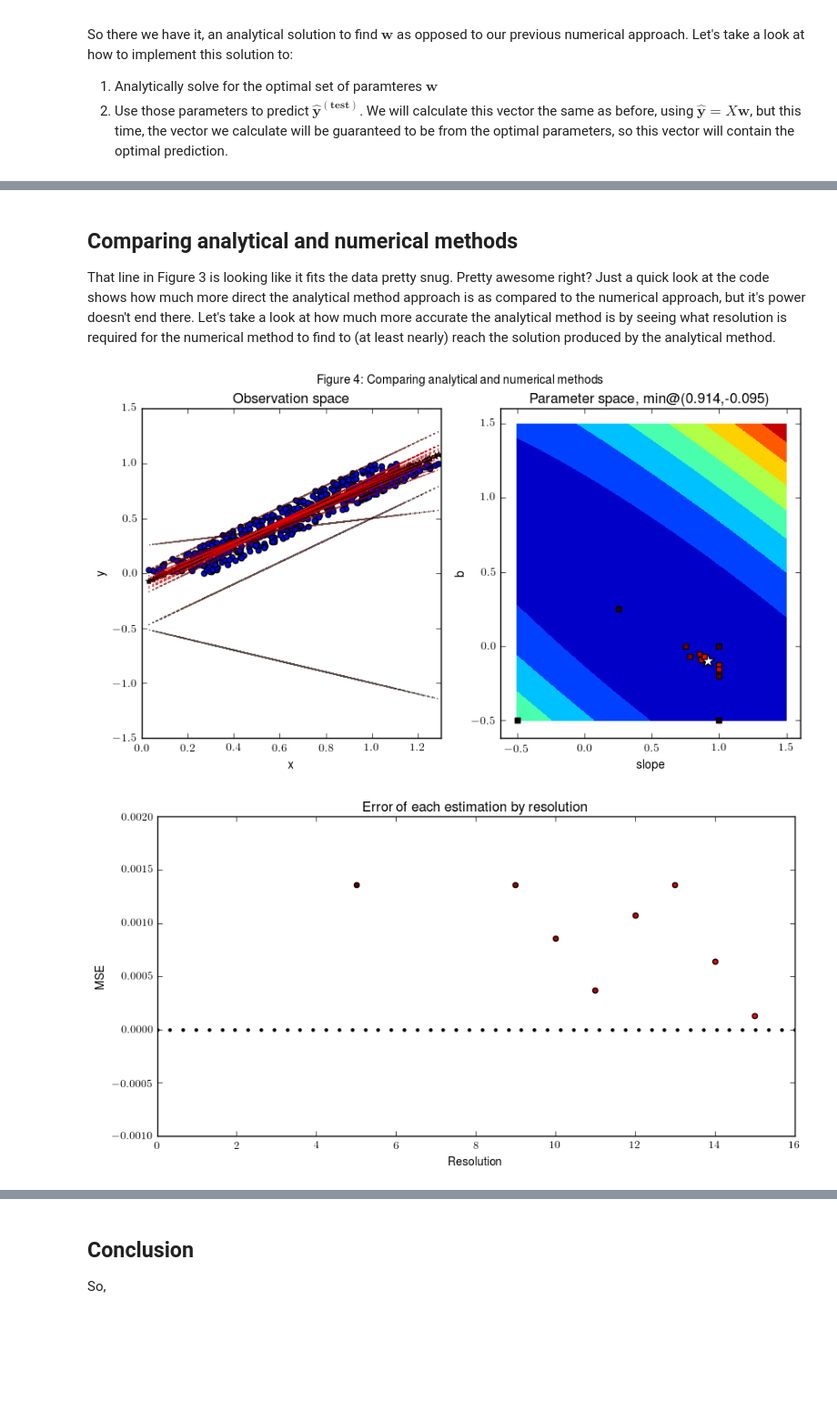
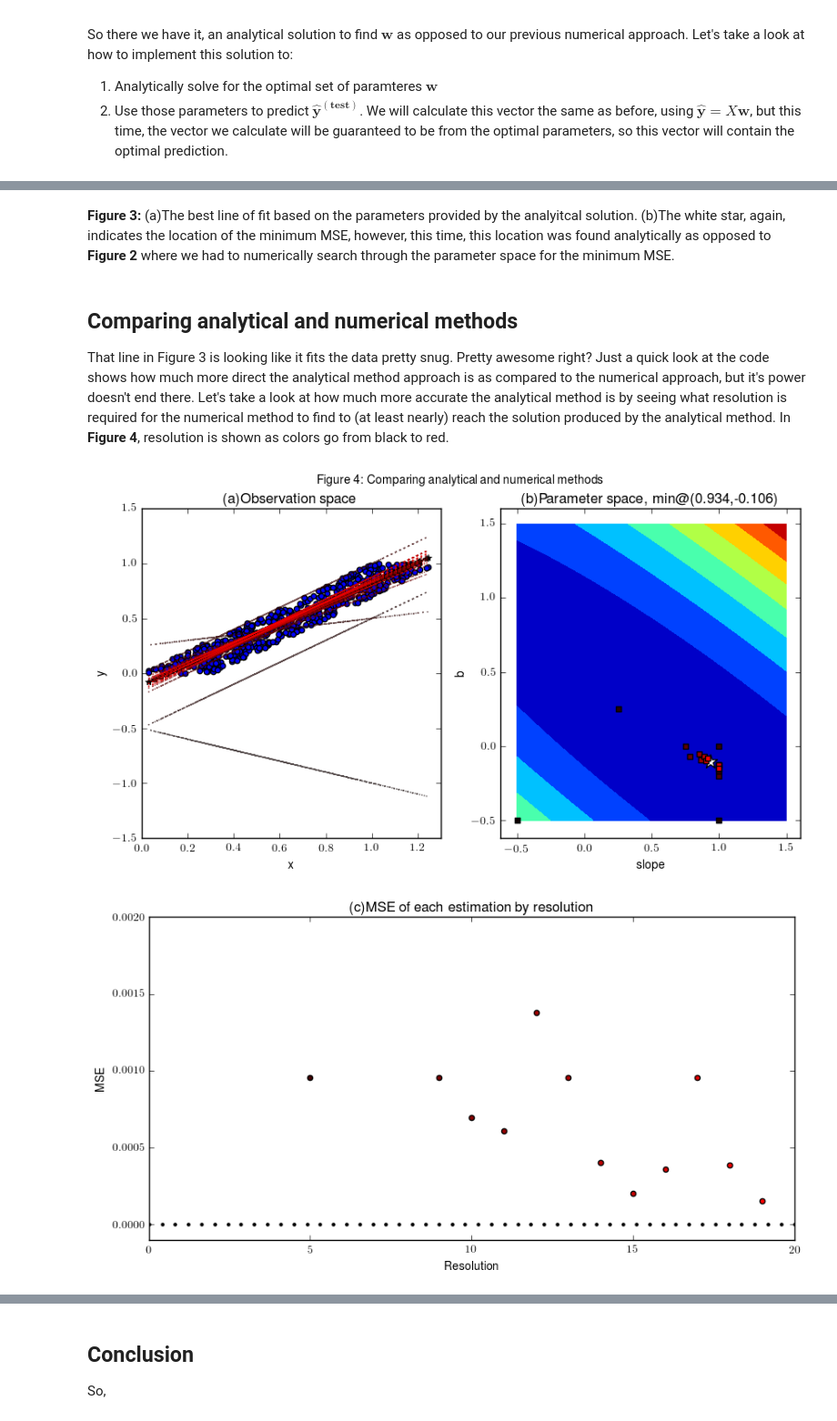
Before and after one commit to michaelsilverstein/Deep-Learning-Examples, a Jupyter notebook: Linear Regression.ipynb, the cells around one changed output, grey strips where cells are left out. Shown: that part at 91% size. Drawn from its saved outputs; the diff is of its cells as text; code cells hidden in the pictures; blank space fills up the shorter version.

```diff
--- a/Linear Regression.ipynb
+++ b/Linear Regression.ipynb
@@ -17,13 +17,14 @@ On one day we exercise for 1 hour and eat one cheeseburger, another day we exerc
 import numpy as np
 import pandas as pd
 import matplotlib.pyplot as plt
+from mpl_toolkits.mplot3d import Axes3D
 import matplotlib
 import itertools
 
 ##Generate data
 size = 50 #Number of observations
 dim = 1 #Dimensionality: # of features
-jitter = 0.2 #Spread parameter of noise
+jitter = .2 #Spread parameter of noise
 seed = np.random.rand(size) #Linear relationship in dim dimensions
 noise = np.random.rand(size) * jitter
 x = seed+noise #Add noise to signal
@@ -31,6 +32,8 @@ y = seed #Now x has some deviation from the seed, when paired with the seed it w
 
 ##Plotting
 matplotlib.rcParams['figure.figsize'] = (10,5)
+matplotlib.rc('text', usetex=True)
+matplotlib.rcParams['text.latex.preamble']=[r"\usepackage{amsmath}"] #For Latex later on
 
 markers = itertools.cycle(['+','^','s','*','d']) #Cycle through andom markers for plotting noise
 fig,axs = plt.subplots(ncols=2,sharex=True)
@@ -39,7 +42,7 @@ fig,axs = plt.subplots(ncols=2,sharex=True)
 axs[0].scatter(seed,seed,label='Actual')
 for p,q in zip(seed,noise):
     axs[0].plot(p,q,ls='',marker=markers.next())
-axs[0].set_title('Signal and noise seperated')
+axs[0].set_title('(a)Signal and noise seperated')
 axs[0].set_xlabel('Exercise (hours)')
 axs[0].set_ylabel('Hunger (cheeseburgers)')
 axs[0].legend(['Actual','Noise'])
@@ -48,7 +51,7 @@ axs[0].legend(['Actual','Noise'])
 axs[1].scatter(x,y,label='Observed')
 axs[1].set_xlabel('Exercise (hours)')
 # axs[1].plot(seed,y,':',label='Actual',c='black')
-axs[1].set_title('Noisy signal (noise+signal)')
+axs[1].set_title('(b)Noisy signal (noise+signal)')
 axs[1].legend()
 
 fig.suptitle('Figure 1: Data generation')
@@ -117,7 +122,7 @@ def MSE(y_,y):
     return 1./size*np.power(np.linalg.norm(y_-y),2)
 
 #Generate data
-dim,size = 1,3
+dim,size = 1,50
 x,y = datagen(dim,size)
 
 #Generate mesh
@@ -132,12 +137,13 @@ MSEs = np.array([MSE(y_,y) for y_ in y_tests]).reshape(size,size) #Calculate MSE
 minval_ix = np.unravel_index(np.argmin(MSEs),(size,size)) #Find index at which MSE is the smallest
 ##Plot
 fig,axs = plt.subplots(ncols=2,sharex=True,sharey=True)
-
+fig2 = plt.figure()
+ax2 = fig2.add_subplot(111,projection='3d')
 #Let's take a look at the meshgrid we created
 axs[0].scatter(slope,b)
 axs[0].set_xlabel('slope')
 axs[0].set_ylabel('b')
-axs[0].set_title(r'Mesh for $\boldsymbol{w}$ estimation')
+axs[0].set_title(r'(a)Mesh for $\boldsymbol{w}$ estimation')
 
 #Now let's project the MSE values for each pair of parameters onto the corresponding location
 best_b = seed[minval_ix[0]] #Best b is at the location of our mesh where the smallest MSE exists on the b axis
@@ -145,9 +151,20 @@ best_slope = seed[minval_ix[1]] #Best slope is at the location of our mesh where
 axs[1].scatter(slope,b,c=MSEs)
 axs[1].scatter(best_slope,best_b,marker='*',c='white',s=120,label='Minimum MSE')
 axs[1].set_xlabel('slope')
-axs[1].set_title(r'$MSE(\hat{\boldsymbol{y}}(slope,b)-\boldsymbol{y})$,min@(%.3f,%.3f)'%(best_slope,best_b))
+axs[1].set_title(r'(b)$MSE(\hat{\boldsymbol{y}}(slope,b)-\boldsymbol{y})$,min@(%.3f,%.3f)'%(best_slope,best_b))
+
+
+#Let's take another look at the MSEs per parameter pair, but now let's take a look in 3d.
+surf = ax2.plot_surface(slope,b,MSEs,cmap='jet')
+ax2.set_xlabel('slope')
+ax2.set_ylabel('b')
+best_MSE = np.min(MSEs)
+ax2.set_zlabel(r'$MSE(\hat{\boldsymbol{y}}(slope,b)-\boldsymbol{y})$,min@(%.2f,%.2f,%.2f)'%(best_slope,best_b,best_MSE))
+ax2.scatter(best_slope,best_b,zs=best_MSE,marker='*',c='white',s=200)
+ax2.set_title('(c)3D projection')
+fig2.colorbar(surf,shrink=0.8)
+
 plt.legend()
-
 fig.suptitle('Figure 2: Exploration of parameter space')
 plt.show()
 # %% [output]
@@ -263,6 +265,8 @@ plt.show()
+# %% [markdown]
+**Figure 3:** (a)The best line of fit based on the parameters provided by the analyitcal solution. (b)The white star, again, indicates the location of the minimum MSE, however, this time, this location was found analytically as opposed to **Figure 2** where we had to numerically search through the parameter space for the minimum MSE.
 # %% [markdown]
 ## Comparing analytical and numerical methods
-That line in Figure 3 is looking like it fits the data pretty snug. Pretty awesome right? Just a quick look at the code shows how much more direct the analytical method approach is as compared to the numerical approach, but it's power doesn't end there. Let's take a look at how much more accurate the analytical method is by seeing what resolution is required for the numerical method to find to (at least nearly) reach the solution produced by the analytical method.
+That line in Figure 3 is looking like it fits the data pretty snug. Pretty awesome right? Just a quick look at the code shows how much more direct the analytical method approach is as compared to the numerical approach, but it's power doesn't end there. Let's take a look at how much more accurate the analytical method is by seeing what resolution is required for the numerical method to find to (at least nearly) reach the solution produced by the analytical method. In **Figure 4**, resolution is shown as colors go from black to red.
 # %%
 #Generate data
 dim,size = 1,500
@@ -277,47 +281,43 @@ fig,axs = plt.subplots(ncols=2)
 fig2,ax2 = plt.subplots()
 ax2.set_xlabel('Resolution')
 ax2.set_ylabel('MSE')
-ax2.set_title('Error of each estimation by resolution')
+ax2.set_title('(c)MSE of each estimation by resolution')
 
 #Initialize grid
 gridsearch(50,ax=axs[1],contour=True,amax=1.5)
-axs[1].set_title('Parameter space, min@(%.3f,%.3f)'%(w[0],w[1]))
+axs[1].set_title('(b)Parameter space, min@(%.3f,%.3f)'%(w[0],w[1]))
 
 #Plot analytical solution in observation space
 axs[0].scatter(x[:,0],y)
 axs[0].set_xlim(0,1.3)
 axs[0].plot(x[:,0],y_test,marker='*',c='black')
 axs[0].set_xlabel('x')
 axs[0].set_ylabel('y')
-axs[0].set_title('Observation space')
+axs[0].set_title('(a)Observation space')
 
 #And in Parameter space
 axs[1].scatter(w[0],w[1],marker='*',c='white',s=150)
 
 #Now that we have our optimal solution, let's see how the approximation of the solution changes as we increase
 #resolution of the grid search
-max_res = 16
+max_res = 20
 ax2.scatter(np.linspace(0,max_res,50),[0]*50,marker='.',c='black')#x-axis
 ax2.set_xlim(0,max_res)
-ax2.set_ylim(-0.001,0.002)
+ax2.set_ylim(-0.0001,0.002)
 grad = np.vstack([np.linspace(0,1,max_res),np.zeros([2,max_res])]).T #Color from red to black
 
 for i in range(1,max_res):
     w_app = gridsearch(i)
     y_app = np.dot(x,w_app)
     error = MSE(y_app,y_test) #We've got this MSE function laying around, so let's use it to calulate error of our estimation!
-    w_apps.append(w_app)
-    errors.append(error)
-    y_apps.append(y_app)
     #Observation space
     axs[0].plot(x[:,0],y_app,':',alpha=0.7,c=grad[i])
     #Parameter space
     axs[1].scatter(w_app[0],w_app[1],marker='s',c=grad[i])
     #Error
     ax2.scatter(i,error,c=grad[i])
-
 fig.suptitle('Figure 4: Comparing analytical and numerical methods')
 plt.show()
 # %% [output]
-[figure, old version]
+[figure, new version]
-[figure, old version]
+[figure, new version]
```
Also changed, not shown: parts of 7 cells of this notebook.
